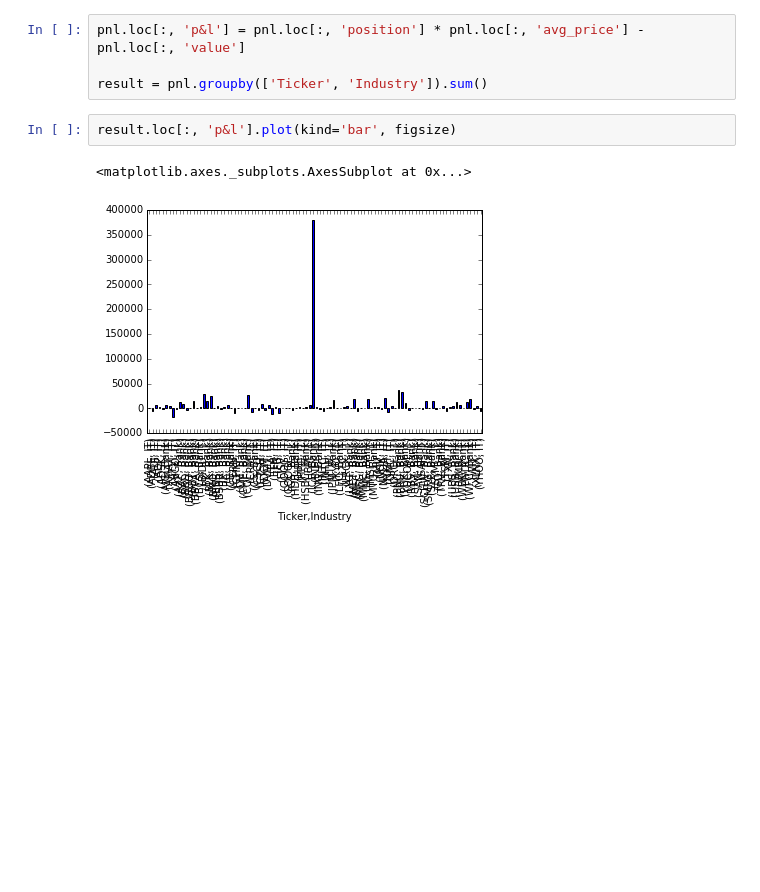
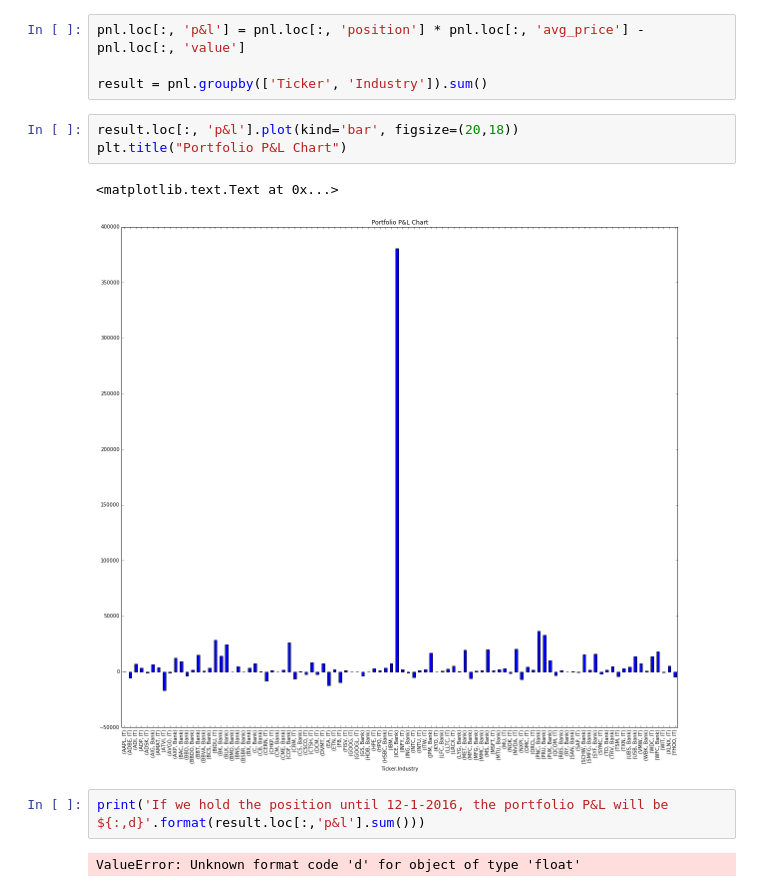
Before and after one commit to maxwelllee54/FinancialProgramClass, a Jupyter notebook: Project/Project3/Project3.ipynb, the cells around one changed output. Saved outputs shown, nothing was run; the diff lists cells and outputs as text; blank space fills up the shorter version.

```diff
--- a/Project/Project3/Project3.ipynb
+++ b/Project/Project3/Project3.ipynb
@@ -399,7 +399,12 @@ pnl.loc[:, 'p&l'] = pnl.loc[:, 'position'] * pnl.loc[:, 'avg_price'] - pnl.loc[:
 
 result = pnl.groupby(['Ticker', 'Industry']).sum()
 # %%
-result.loc[:, 'p&l'].plot(kind='bar', figsize)
+result.loc[:, 'p&l'].plot(kind='bar', figsize=(20,18))
+plt.title("Portfolio P&L Chart")
 # %% [output]
-<matplotlib.axes._subplots.AxesSubplot at 0x...>
+<matplotlib.text.Text at 0x...>
-[figure, old version]
+[figure, new version]
+# %%
+print('If we hold the position until 12-1-2016, the portfolio P&L will be ${:,d}'.format(result.loc[:,'p&l'].sum()))
+# %% [output]
+ValueError: Unknown format code 'd' for object of type 'float'
```
